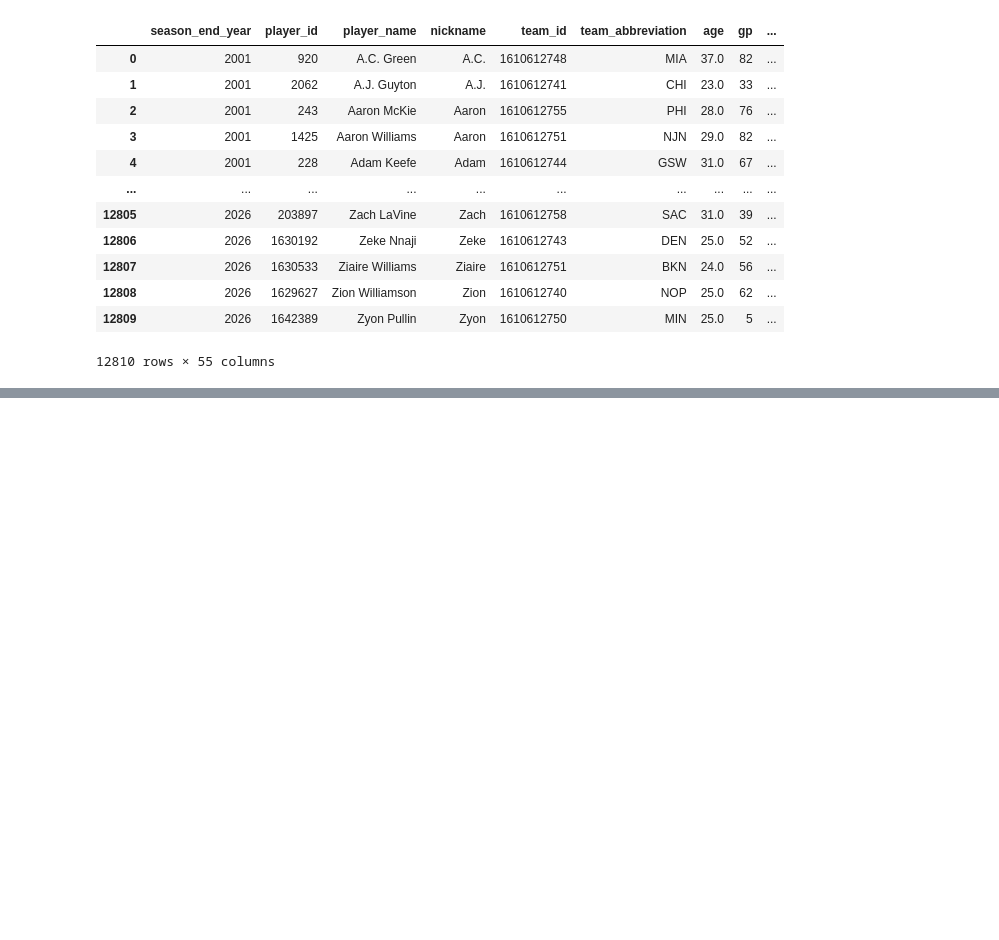
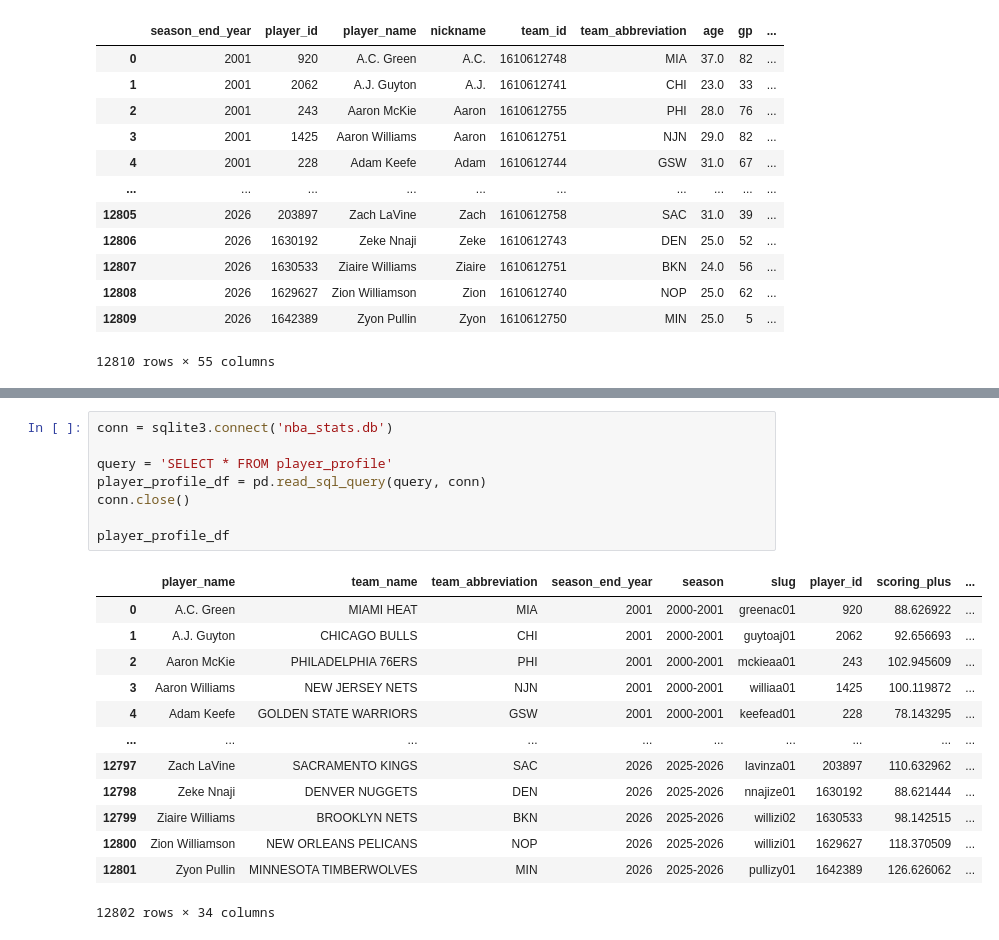
Before and after one commit to tmcewen66/basketball-analytics, a Jupyter notebook: brdatanb.ipynb, the cells around one changed output, grey strips where cells are left out. Saved outputs shown, nothing was run; the diff lists cells and outputs as text; blank space fills up the shorter version.

```diff
--- a/brdatanb.ipynb
+++ b/brdatanb.ipynb
@@ -372,0 +395,22 @@ scoring_splits_df
+# %%
+conn = sqlite3.connect('nba_stats.db')
+
+query = 'SELECT * FROM player_profile'
+player_profile_df = pd.read_sql_query(query, conn)
+conn.close()
+
+player_profile_df
+# %% [output]
+|  | player_name | team_name | team_abbreviation | season_end_year | season | slug | player_id | scoring_plus | ... |
+| 0 | A.C. Green | MIAMI HEAT | MIA | 2001 | 2000-2001 | greenac01 | 920 | 88.626922 | ... |
+| 1 | A.J. Guyton | CHICAGO BULLS | CHI | 2001 | 2000-2001 | guytoaj01 | 2062 | 92.656693 | ... |
+| 2 | Aaron McKie | PHILADELPHIA 76ERS | PHI | 2001 | 2000-2001 | mckieaa01 | 243 | 102.945609 | ... |
+| 3 | Aaron Williams | NEW JERSEY NETS | NJN | 2001 | 2000-2001 | williaa01 | 1425 | 100.119872 | ... |
+| 4 | Adam Keefe | GOLDEN STATE WARRIORS | GSW | 2001 | 2000-2001 | keefead01 | 228 | 78.143295 | ... |
+| ... | ... | ... | ... | ... | ... | ... | ... | ... | ... |
+| 12797 | Zach LaVine | SACRAMENTO KINGS | SAC | 2026 | 2025-2026 | lavinza01 | 203897 | 110.632962 | ... |
+| 12798 | Zeke Nnaji | DENVER NUGGETS | DEN | 2026 | 2025-2026 | nnajize01 | 1630192 | 88.621444 | ... |
+| 12799 | Ziaire Williams | BROOKLYN NETS | BKN | 2026 | 2025-2026 | willizi02 | 1630533 | 98.142515 | ... |
+| 12800 | Zion Williamson | NEW ORLEANS PELICANS | NOP | 2026 | 2025-2026 | willizi01 | 1629627 | 118.370509 | ... |
+| 12801 | Zyon Pullin | MINNESOTA TIMBERWOLVES | MIN | 2026 | 2025-2026 | pullizy01 | 1642389 | 126.626062 | ... |
+12802 rows × 34 columns
```
Also changed, not shown: parts of 1 cell of this notebook, 3 other files.
